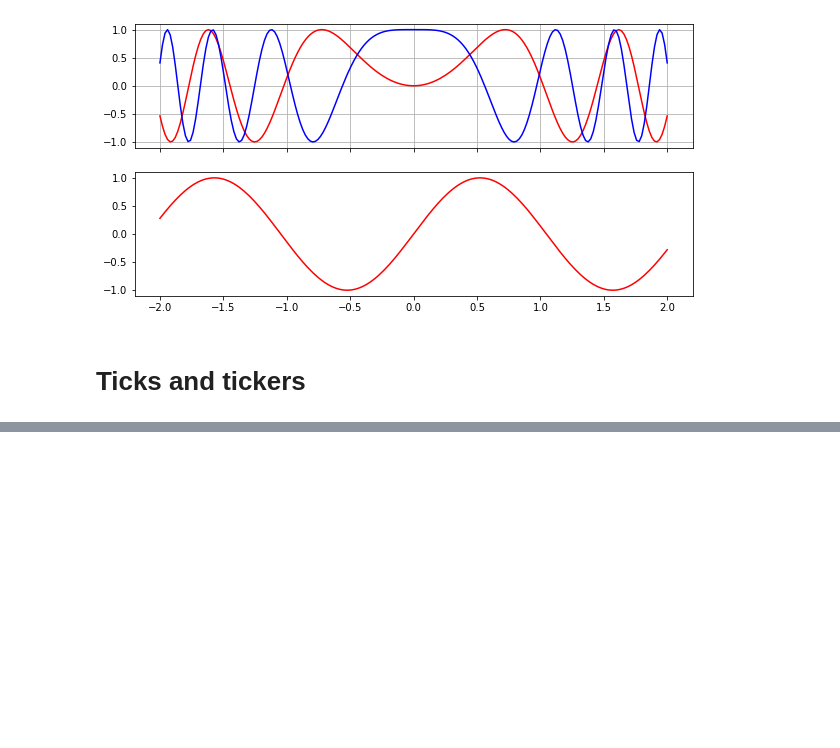
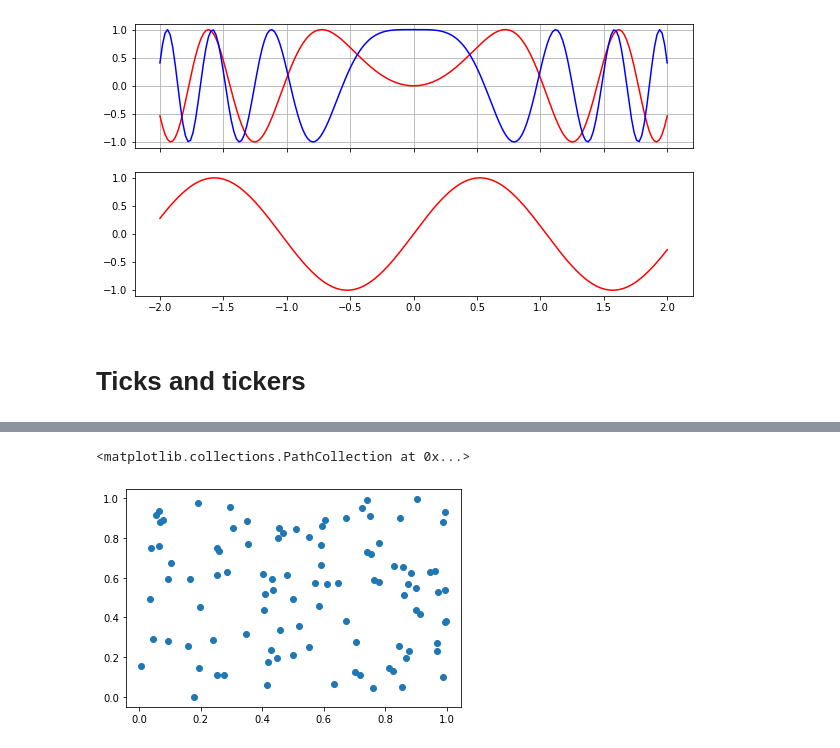
Before and after one commit to umeshraj/hands_on_ml, a Jupyter notebook: utils_matplotlib.ipynb, the cells around one changed output, grey strips where cells are left out. Cells and saved outputs as stored; diff of their text form; code cells hidden in the pictures; blank space fills up the shorter version.

```diff
--- a/utils_matplotlib.ipynb
+++ b/utils_matplotlib.ipynb
@@ -83,0 +104,8 @@ ax.xaxis.set_ticks([-2, 0, 1, 2])
+# %%
+from numpy.random import rand
+
+x, y = rand(2, 100)
+plt.scatter(x, y)
+# %% [output]
+<matplotlib.collections.PathCollection at 0x...>
+[figure, added]
```
Also changed, not shown: parts of 9 cells of this notebook.
